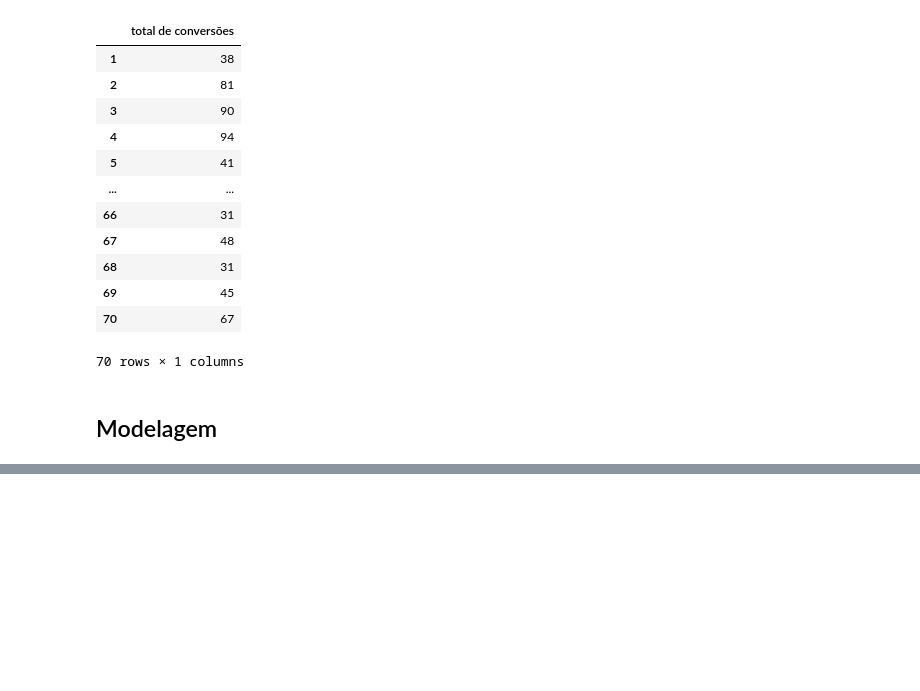
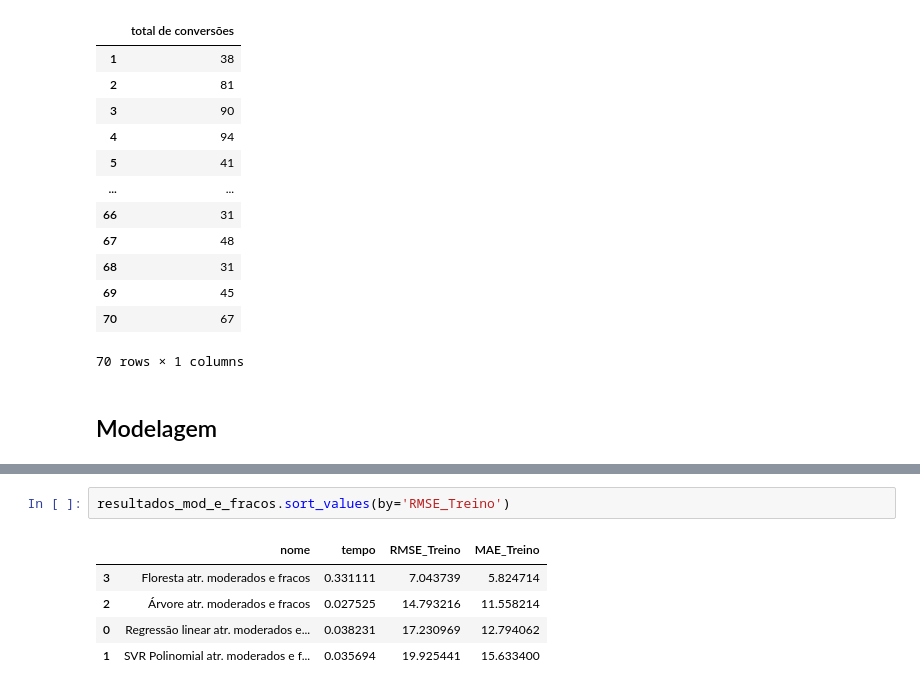
Before and after one commit to gabbmelo/bonus_bandejas, a Jupyter notebook: bandeja_bonus.ipynb, the cells around one changed output, grey strips where cells are left out. Saved outputs shown, nothing was run; the diff lists cells and outputs as text; blank space fills up the shorter version.

```diff
--- a/bandeja_bonus.ipynb
+++ b/bandeja_bonus.ipynb
@@ -295,0 +548,8 @@ Modelo = transformador + estimador
+# %%
+resultados_mod_e_fracos.sort_values(by='RMSE_Treino')
+# %% [output]
+|  | nome | tempo | RMSE_Treino | MAE_Treino |
+| 3 | Floresta atr. moderados e fracos | 0.331111 | 7.043739 | 5.824714 |
+| 2 | Árvore atr. moderados e fracos | 0.027525 | 14.793216 | 11.558214 |
+| 0 | Regressão linear atr. moderados e... | 0.038231 | 17.230969 | 12.794062 |
+| 1 | SVR Polinomial atr. moderados e f... | 0.035694 | 19.925441 | 15.633400 |
```
Also changed, not shown: parts of 35 cells of this notebook.
